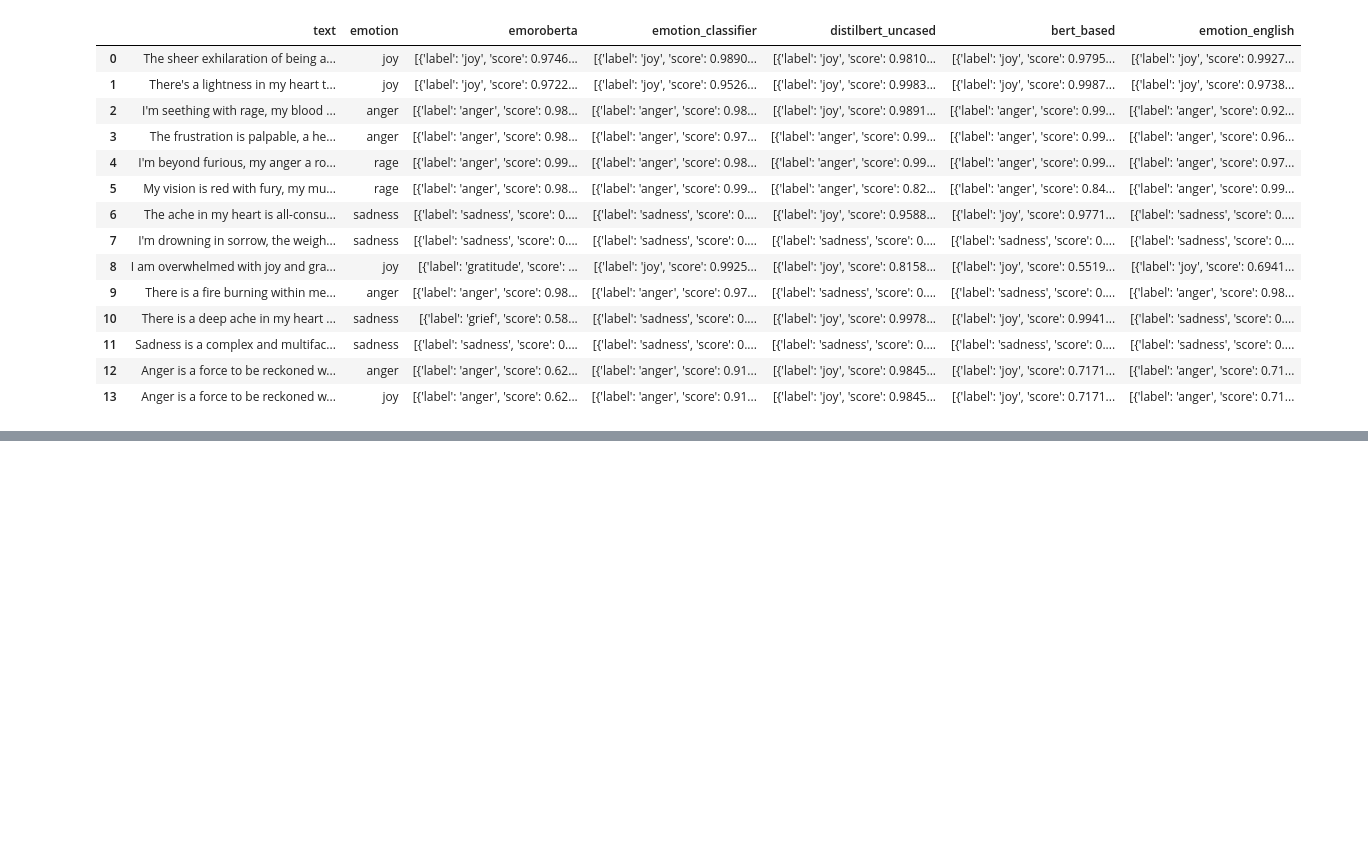
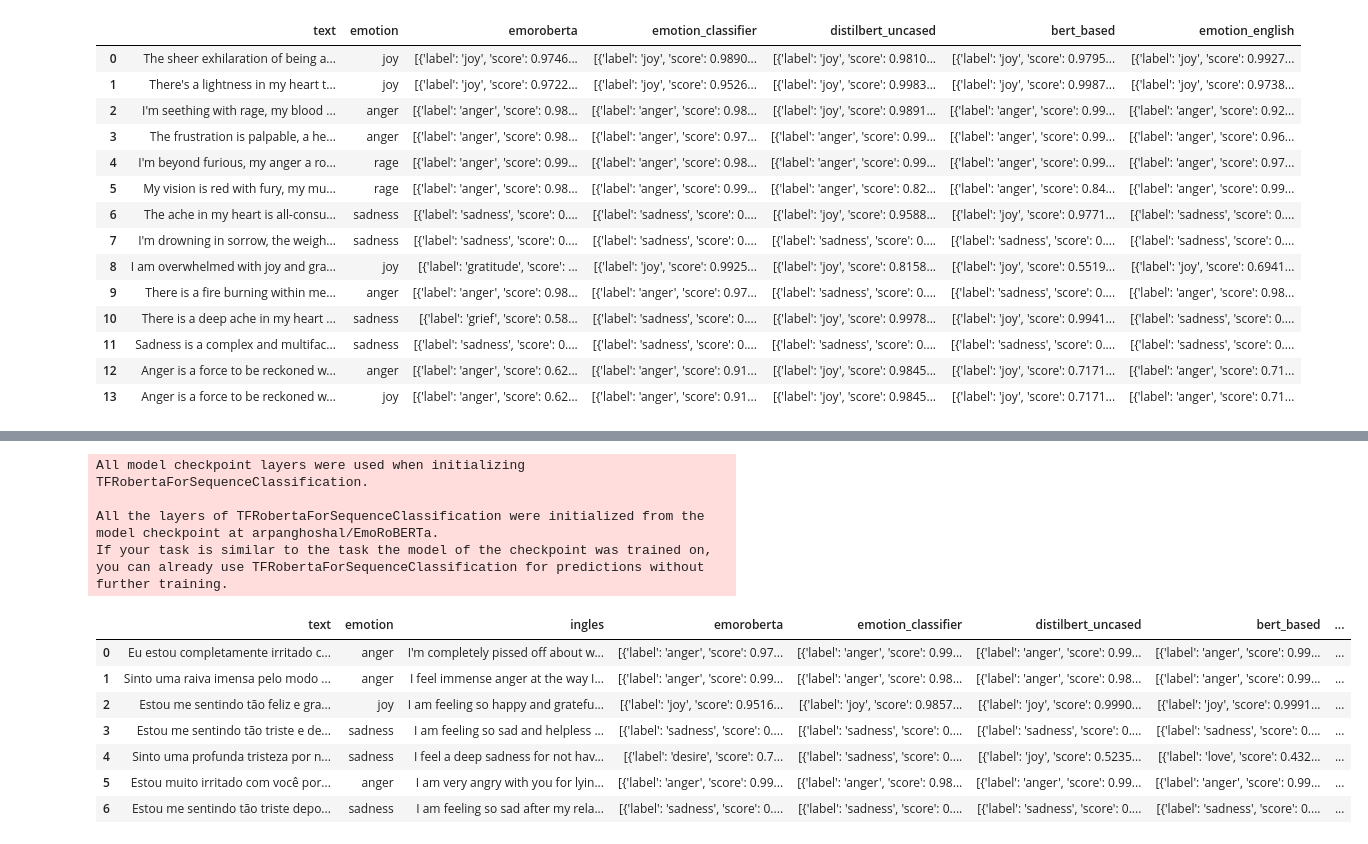
Before and after one commit to felipeVsc/teste_nlp, a Jupyter notebook: exemplos.ipynb, the cells around one changed output, grey strips where cells are left out. Saved outputs shown, nothing was run; the diff lists cells and outputs as text; code cells hidden in the pictures; blank space fills up the shorter version.

Commit message:
dadosptbr

```diff
--- a/exemplos.ipynb
+++ b/exemplos.ipynb
@@ -286,0 +340,52 @@ If your task is similar to the task the model of the checkpoint was trained on,
+# %%
+from transformers import pipeline
+
+import pandas as pd
+from easygoogletranslate import EasyGoogleTranslate
+translator = EasyGoogleTranslate(
+    source_language='ptbr',
+    target_language='en'
+)
+df = pd.read_csv("dadosptbr.csv")
+
+
+df['ingles'] = df['text'].apply(lambda x: translator.translate(x))
+
+emoroberta = pipeline('sentiment-analysis', model='arpanghoshal/EmoRoBERTa')
+# print(f'EmoRoberta: {emotion(text)}')
+# sliced_data.assign(emoroberta=lambda df : emotion(str(df.text)))
+df['emoroberta'] = df['ingles'].apply(lambda x: emoroberta(x))
+
+
+emotion_classifier = pipeline("sentiment-analysis", model="michellejieli/emotion_text_classifier")
+# print(f'EmotionClassifier: {emotion_classifier(text)}')
+df['emotion_classifier'] = df['ingles'].apply(lambda x: emotion_classifier(x))
+
+distilbert_uncased = pipeline("text-classification", model="bhadresh-savani/distilbert-base-uncased-emotion")
+# print(f'distilbert_uncased: {distilbert_uncased(text)}')
+df['distilbert_uncased'] = df['ingles'].apply(lambda x: distilbert_uncased(x))
+
+bert_based = pipeline("text-classification", model="bhadresh-savani/bert-base-uncased-emotion")
+# print(f'bert_based: {bert_based(text)}')
+df['bert_based'] = df['ingles'].apply(lambda x: bert_based(x))
+
+emotion_english = pipeline("text-classification", model="j-hartmann/emotion-english-distilroberta-base")
+# print(f'emotion_english: {emotion_english(text)}')
+df['emotion_english'] = df['ingles'].apply(lambda x: emotion_english(x))
+
+# with pd.option_context('display.max_colwidth', None):
+#   display(dfpt)
+display(df)
+# %% [output]
+All model checkpoint layers were used when initializing TFRobertaForSequenceClassification.
+
+All the layers of TFRobertaForSequenceClassification were initialized from the model checkpoint at arpanghoshal/EmoRoBERTa.
+If your task is similar to the task the model of the checkpoint was trained on, you can already use TFRobertaForSequenceClassification for predictions without further training.
+|  | text | emotion | ingles | emoroberta | emotion_classifier | distilbert_uncased | bert_based | ... |
+| 0 | Eu estou completamente irritado c... | anger | I'm completely pissed off about w... | [{'label': 'anger', 'score': 0.97... | [{'label': 'anger', 'score': 0.99... | [{'label': 'anger', 'score': 0.99... | [{'label': 'anger', 'score': 0.99... | ... |
+| 1 | Sinto uma raiva imensa pelo modo ... | anger | I feel immense anger at the way I... | [{'label': 'anger', 'score': 0.99... | [{'label': 'anger', 'score': 0.98... | [{'label': 'anger', 'score': 0.98... | [{'label': 'anger', 'score': 0.99... | ... |
+| 2 | Estou me sentindo tão feliz e gra... | joy | I am feeling so happy and gratefu... | [{'label': 'joy', 'score': 0.9516... | [{'label': 'joy', 'score': 0.9857... | [{'label': 'joy', 'score': 0.9990... | [{'label': 'joy', 'score': 0.9991... | ... |
+| 3 | Estou me sentindo tão triste e de... | sadness | I am feeling so sad and helpless ... | [{'label': 'sadness', 'score': 0.... | [{'label': 'sadness', 'score': 0.... | [{'label': 'sadness', 'score': 0.... | [{'label': 'sadness', 'score': 0.... | ... |
+| 4 | Sinto uma profunda tristeza por n... | sadness | I feel a deep sadness for not hav... | [{'label': 'desire', 'score': 0.7... | [{'label': 'sadness', 'score': 0.... | [{'label': 'joy', 'score': 0.5235... | [{'label': 'love', 'score': 0.432... | ... |
+| 5 | Estou muito irritado com você por... | anger | I am very angry with you for lyin... | [{'label': 'anger', 'score': 0.99... | [{'label': 'anger', 'score': 0.98... | [{'label': 'anger', 'score': 0.99... | [{'label': 'anger', 'score': 0.99... | ... |
+| 6 | Estou me sentindo tão triste depo... | sadness | I am feeling so sad after my rela... | [{'label': 'sadness', 'score': 0.... | [{'label': 'sadness', 'score': 0.... | [{'label': 'sadness', 'score': 0.... | [{'label': 'sadness', 'score': 0.... | ... |
```
Also changed, not shown: parts of 3 cells of this notebook, 1 other file.
